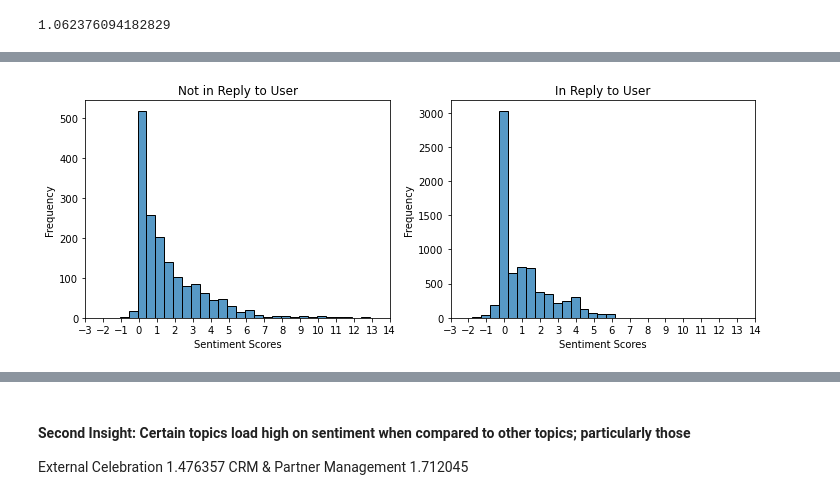
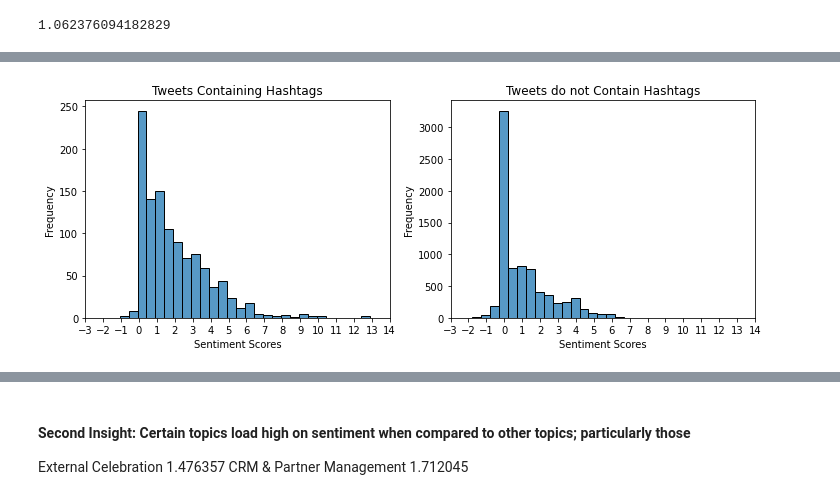
Before and after one commit to AngeloBarisano/Supply_Chain, a Jupyter notebook: Notebooks/workfile2.ipynb, the cells around one changed output, grey strips where cells are left out. Drawn from its saved outputs; the diff is of its cells as text; code cells hidden in the pictures.

```diff
--- a/Notebooks/workfile2.ipynb
+++ b/Notebooks/workfile2.ipynb
@@ -949,27 +1018,27 @@ df_merged[~df_merged.in_reply_to_user_id.isna()].sentiment_score.mean()
 # %%
 fig, (ax1, ax2) = plt.subplots(1, 2, figsize=(12, 4))
 sns.histplot(
-    data=df_merged[df_merged.in_reply_to_user_id.isna()],
+    data=df_merged[~df_merged.hashtag.isna()],
     x="sentiment_score",
     binwidth=0.5,
     ax=ax1,
 )
 ax1.set_xlabel("Sentiment Scores")
 ax1.set_ylabel("Frequency")
-ax1.set_title("Not in Reply to User")
+ax1.set_title("Tweets Containing Hashtags")
 ax1.set_xticks(np.arange(-3, 15, 1))
 
 sns.histplot(
-    data=df_merged[~df_merged.in_reply_to_user_id.isna()],
+    data=df_merged[df_merged.hashtag.isna()],
     x="sentiment_score",
     binwidth=0.5,
     ax=ax2,
 )
 ax2.set_xlabel("Sentiment Scores")
 ax2.set_ylabel("Frequency")
-ax2.set_title("In Reply to User")
+ax2.set_title("Tweets do not Contain Hashtags")
 ax2.set_xticks(np.arange(-3, 15, 1))
 
 plt.show()
 # %% [output]
-[figure, old version]
+[figure, new version]
```
Also changed, not shown: parts of 66 cells of this notebook, 4 other files.
